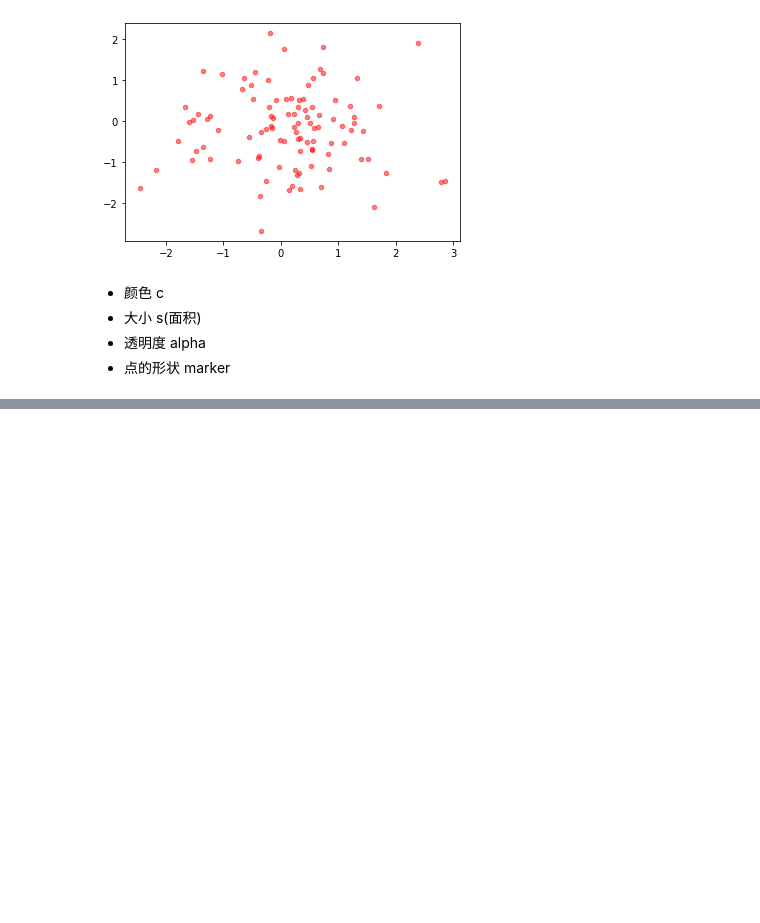
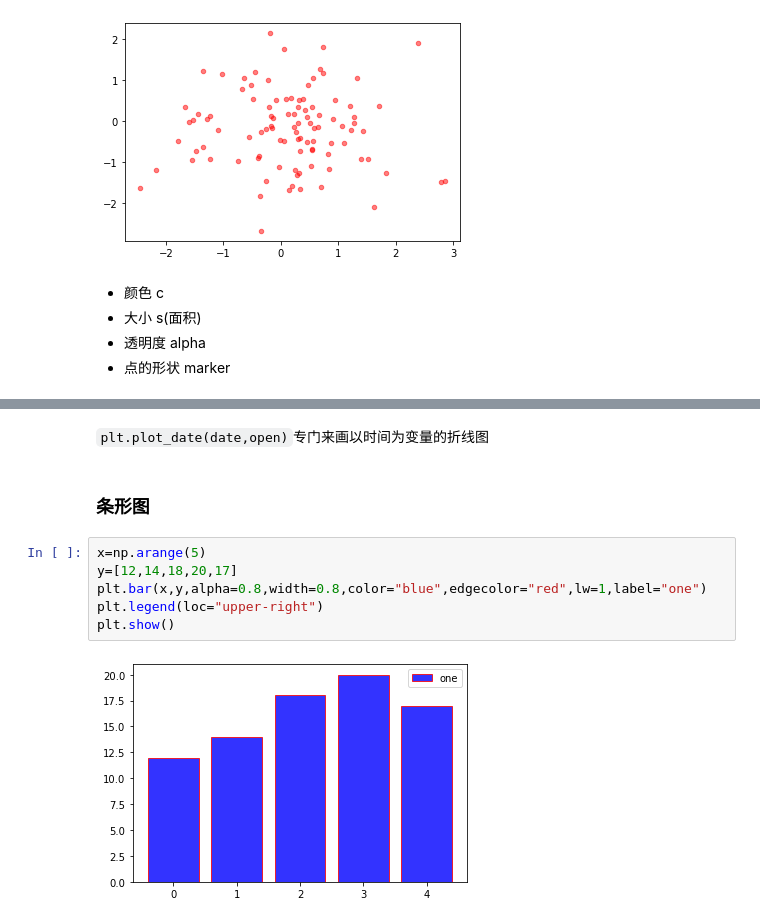
Before and after one commit to fragementaryworld/notes, a Jupyter notebook: matplotlib.ipynb, the cells around one changed output, grey strips where cells are left out. Cells and saved outputs as stored; diff of their text form; blank space fills up the shorter version.

```diff
--- a/matplotlib.ipynb
+++ b/matplotlib.ipynb
@@ -20,0 +28,12 @@ plt.show()
+# %% [markdown]
+`plt.plot_date(date,open)`专门来画以时间为变量的折线图
+# %% [markdown]
+### 条形图
+# %%
+x=np.arange(5)
+y=[12,14,18,20,17]
+plt.bar(x,y,alpha=0.8,width=0.8,color="blue",edgecolor="red",lw=1,label="one")
+plt.legend(loc="upper-right")
+plt.show()
+# %% [output]
+[figure, added]
```
Also changed, not shown: parts of 42 cells of this notebook.
